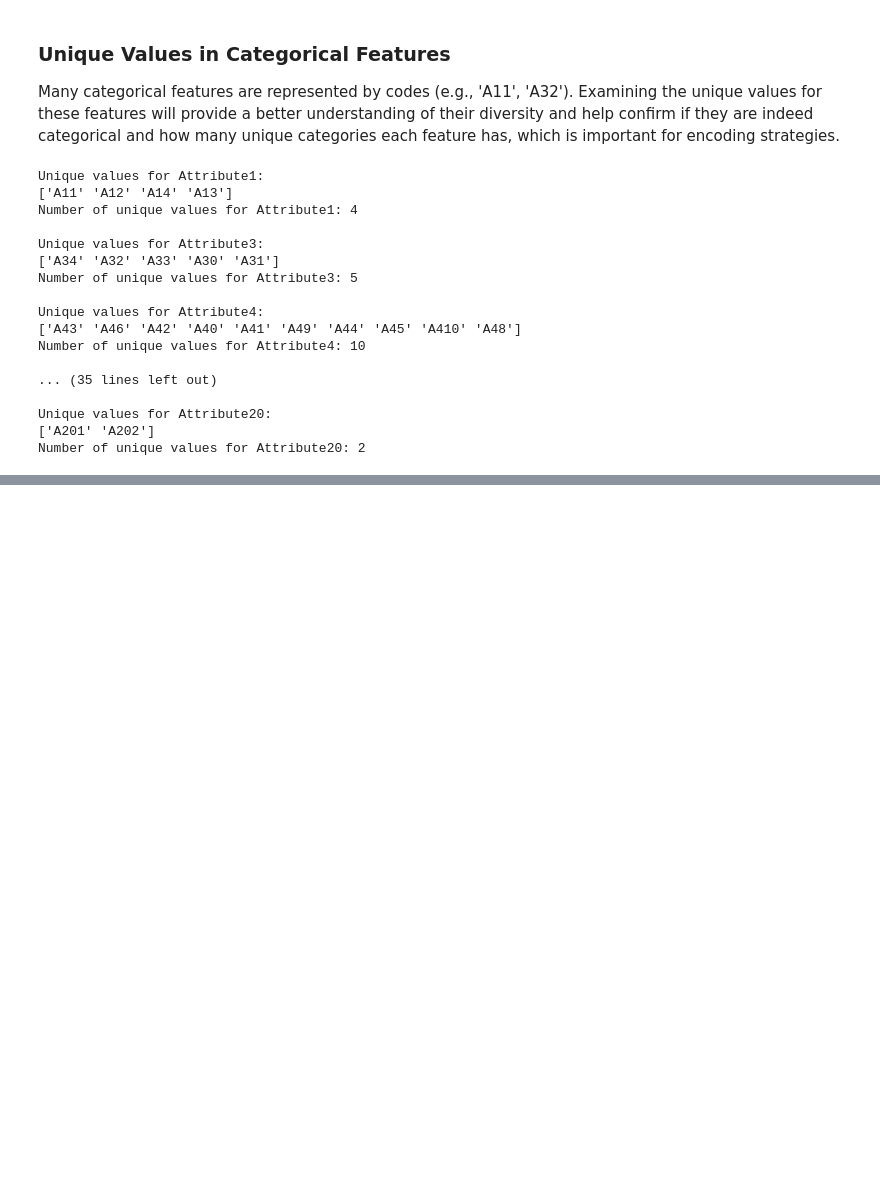
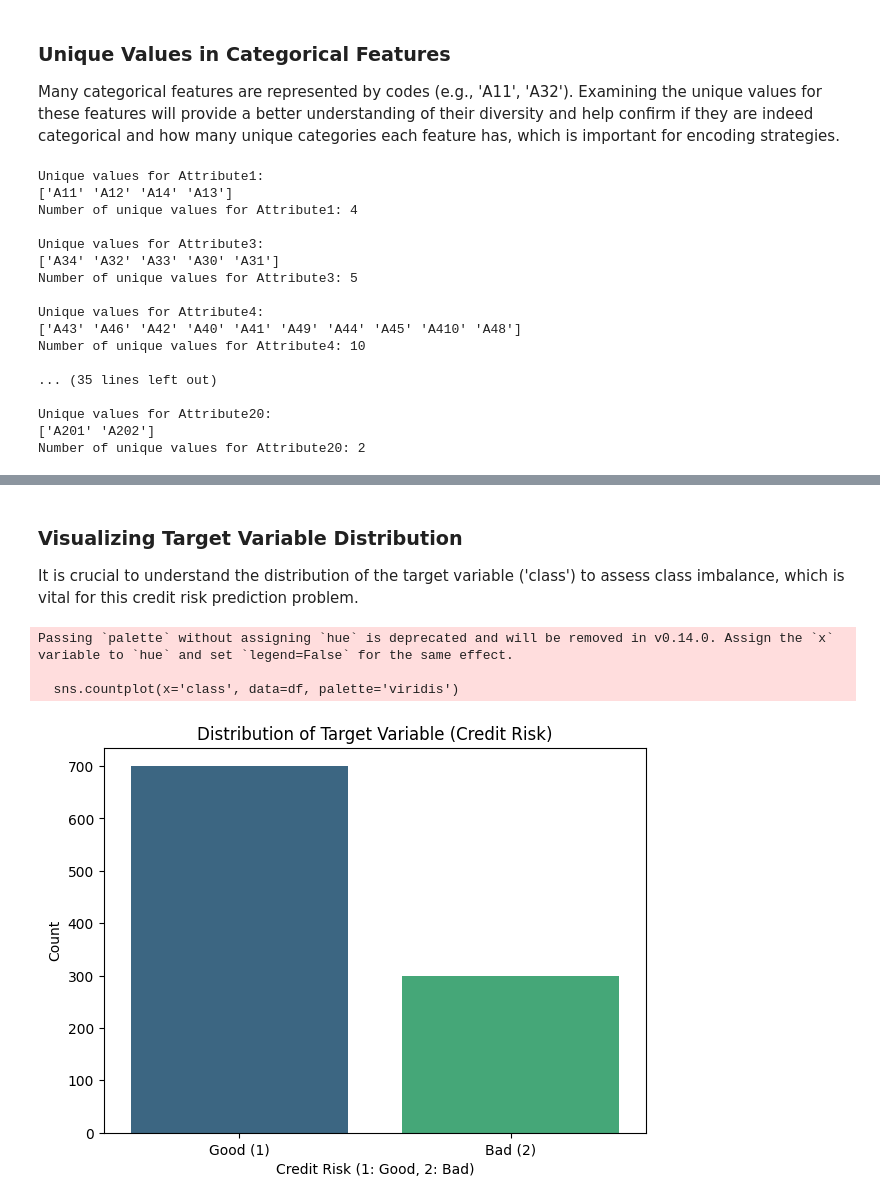
Before and after one commit to AnilGhatge/APEX_PROJECT_Sem2, a Jupyter notebook: Advanced_Apex_Project_1.ipynb, the cells around one changed output, grey strips where cells are left out. Drawn from its saved outputs; the diff is of its cells as text; code cells hidden in the pictures; blank space fills up the shorter version.

```diff
--- a/Advanced_Apex_Project_1.ipynb
+++ b/Advanced_Apex_Project_1.ipynb
@@ -410,0 +436,17 @@ https://archive.ics.uci.edu/dataset/144/statlog+german+credit+data
+# %% [markdown]
+### Visualizing Target Variable Distribution
+
+It is crucial to understand the distribution of the target variable ('class') to assess class imbalance, which is vital for this credit risk prediction problem.
+# %%
+plt.figure(figsize=(7, 5))
+sns.countplot(x='class', data=df, palette='viridis')
+plt.title('Distribution of Target Variable (Credit Risk)')
+plt.xlabel('Credit Risk (1: Good, 2: Bad)')
+plt.ylabel('Count')
+plt.xticks(ticks=[0, 1], labels=['Good (1)', 'Bad (2)'])
+plt.show()
+# %% [output]
+Passing `palette` without assigning `hue` is deprecated and will be removed in v0.14.0. Assign the `x` variable to `hue` and set `legend=False` for the same effect.
+
+  sns.countplot(x='class', data=df, palette='viridis')
+[figure, added]
```
Also changed, not shown: parts of 76 cells of this notebook.
